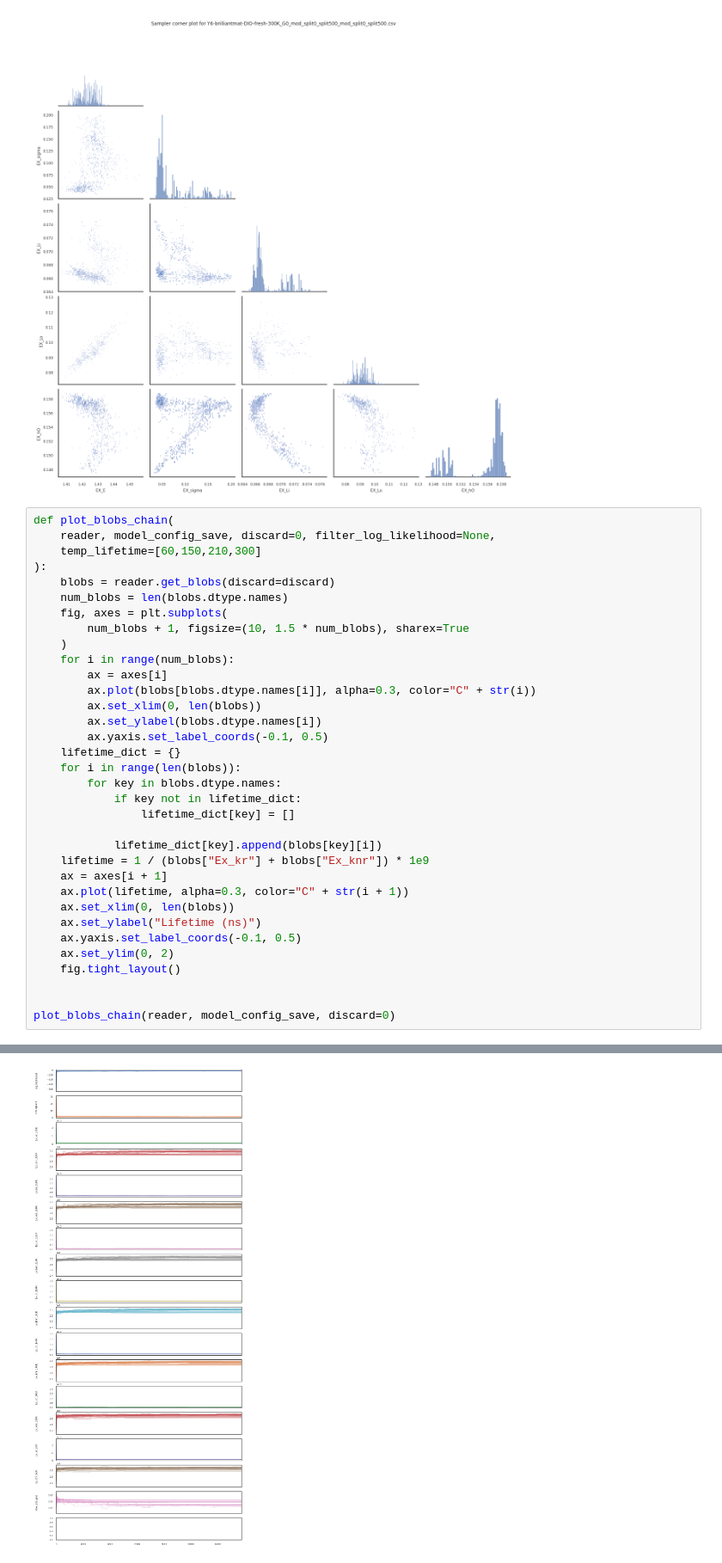
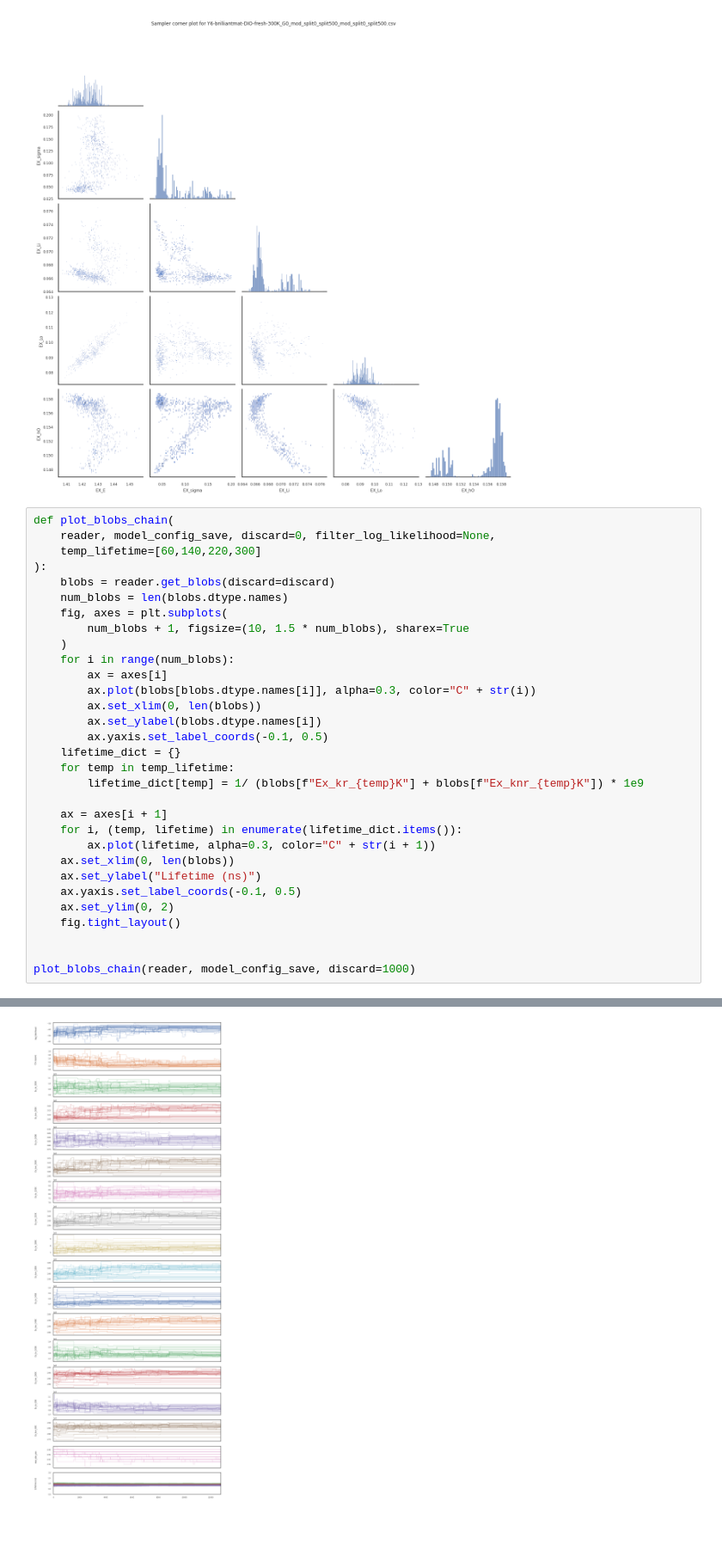
Before and after one commit to mohammedazzouzi15/pl_temp_fit, a Jupyter notebook: notebook/2_analyse_sampling_output_PL.ipynb, the cells around one changed output, grey strips where cells are left out. Shown at 86% size. Drawn from its saved outputs; the diff is of its cells as text; blank space fills up the shorter version.

```diff
--- a/notebook/2_analyse_sampling_output_PL.ipynb
+++ b/notebook/2_analyse_sampling_output_PL.ipynb
@@ -223,7 +223,7 @@ plot_utils.plot_corner(
 # %%
 def plot_blobs_chain(
     reader, model_config_save, discard=0, filter_log_likelihood=None,
-    temp_lifetime=[60,150,210,300]
+    temp_lifetime=[60,140,220,300]
 ):
     blobs = reader.get_blobs(discard=discard)
     num_blobs = len(blobs.dtype.names)
@@ -237,15 +237,12 @@ def plot_blobs_chain(
         ax.set_ylabel(blobs.dtype.names[i])
         ax.yaxis.set_label_coords(-0.1, 0.5)
     lifetime_dict = {}
-    for i in range(len(blobs)):
-        for key in blobs.dtype.names:
-            if key not in lifetime_dict:
-                lifetime_dict[key] = []
+    for temp in temp_lifetime:
+        lifetime_dict[temp] = 1/ (blobs[f"Ex_kr_{temp}K"] + blobs[f"Ex_knr_{temp}K"]) * 1e9
 
-            lifetime_dict[key].append(blobs[key][i])
-    lifetime = 1 / (blobs["Ex_kr"] + blobs["Ex_knr"]) * 1e9
     ax = axes[i + 1]
-    ax.plot(lifetime, alpha=0.3, color="C" + str(i + 1))
+    for i, (temp, lifetime) in enumerate(lifetime_dict.items()):
+        ax.plot(lifetime, alpha=0.3, color="C" + str(i + 1))
     ax.set_xlim(0, len(blobs))
     ax.set_ylabel("Lifetime (ns)")
     ax.yaxis.set_label_coords(-0.1, 0.5)
@@ -253,5 +250,5 @@ def plot_blobs_chain(
     fig.tight_layout()
 
 
-plot_blobs_chain(reader, model_config_save, discard=0)
+plot_blobs_chain(reader, model_config_save, discard=1000)
 # %% [output]
@@ -259,4 +255,4 @@ ValueError: no field of name Ex_kr
-[figure, old version]
+[figure, new version]
 # %%
 plot_utils.plot_lifetime(
     reader,
```
Also changed, not shown: parts of 4 cells of this notebook.
